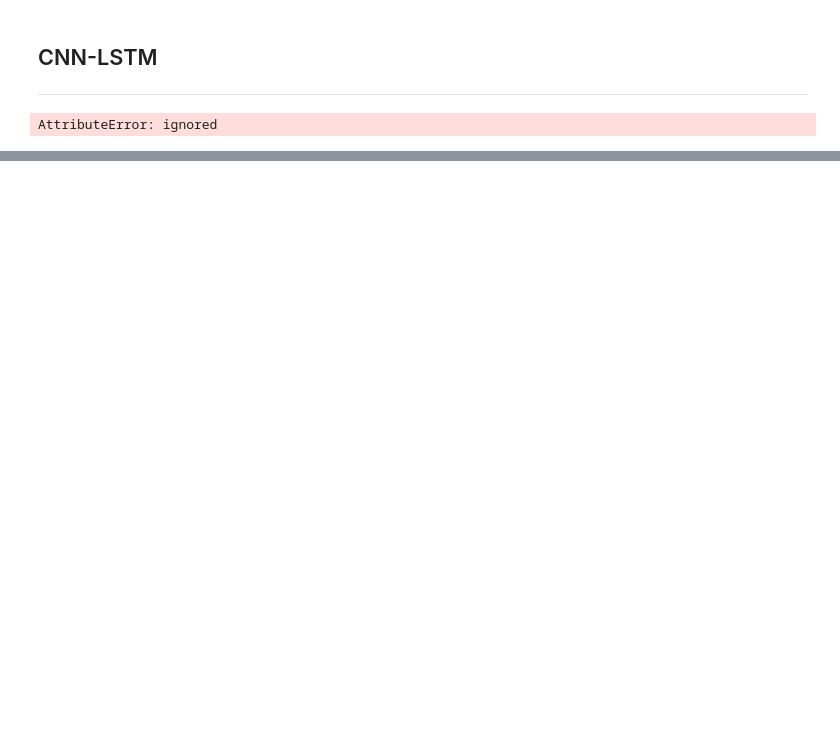
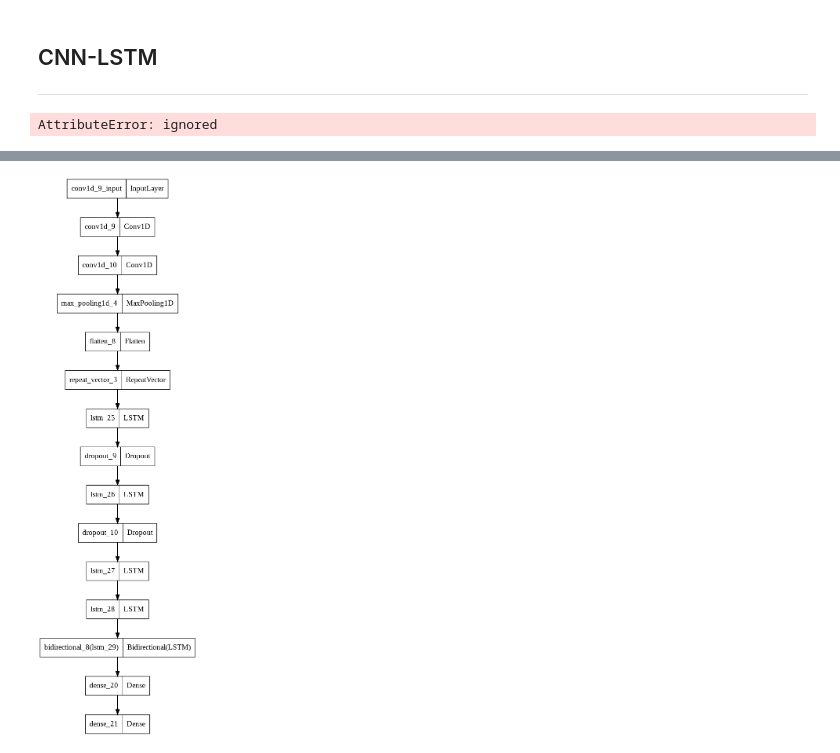
Before and after one commit to REHAB199/Saudi-Arabia-Weather-Deep-learning, a Jupyter notebook: Code/saudi_arabia_weather_Models.ipynb, the cells around one changed output, grey strips where cells are left out. Cells and saved outputs as stored; diff of their text form; code cells hidden in the pictures; blank space fills up the shorter version.

```diff
--- a/Code/saudi_arabia_weather_Models.ipynb
+++ b/Code/saudi_arabia_weather_Models.ipynb
@@ -487,0 +550,22 @@ cnn_lstm_history = model_cnn_lstm.fit(X_train_sub, y_train, validation_data=(X_v
+# %%
+early_stop = EarlyStopping(monitor = "loss", mode = "min", patience = 7)
+model_bi = Sequential()
+model_bi.add(Conv1D(filters=256, kernel_size=2, activation='relu', input_shape=(30,1)))
+model_bi.add(Conv1D(filters=128, kernel_size=2, activation='relu'))
+model_bi.add(MaxPooling1D(pool_size=2))
+model_bi.add(Flatten())
+model_bi.add(RepeatVector(30))
+model_bi.add(LSTM(units=100, return_sequences=True, activation='relu'))
+model_bi.add(Dropout(0.2))
+model_bi.add(LSTM(units=100, return_sequences=True, activation='relu'))
+model_bi.add(Dropout(0.2))
+model_bi.add(LSTM(units=100, return_sequences=True, activation='relu'))
+model_bi.add(LSTM(units=100, return_sequences=True, activation='relu'))
+model_bi.add(Bidirectional(LSTM(128, activation='relu')))
+model_bi.add(Dense(100, activation='relu'))
+model_bi.add(Dense(1))
+model_bi.compile(loss='mse', optimizer='adam')
+# %%
+plot_model(model_bi, to_file='model_bi2.png')
+# %% [output]
+[figure, added]
```
Also changed, not shown: parts of 38 cells of this notebook.
